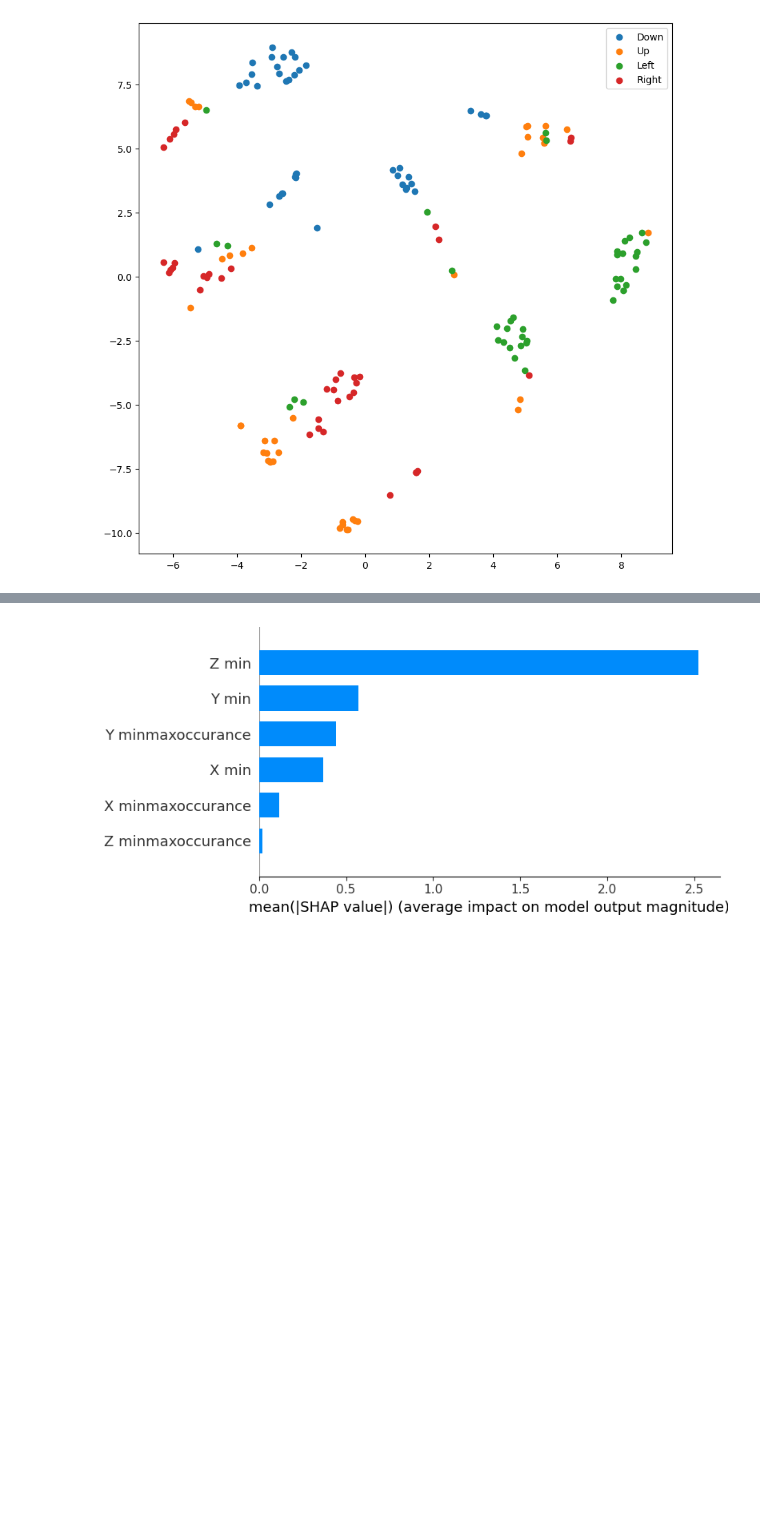
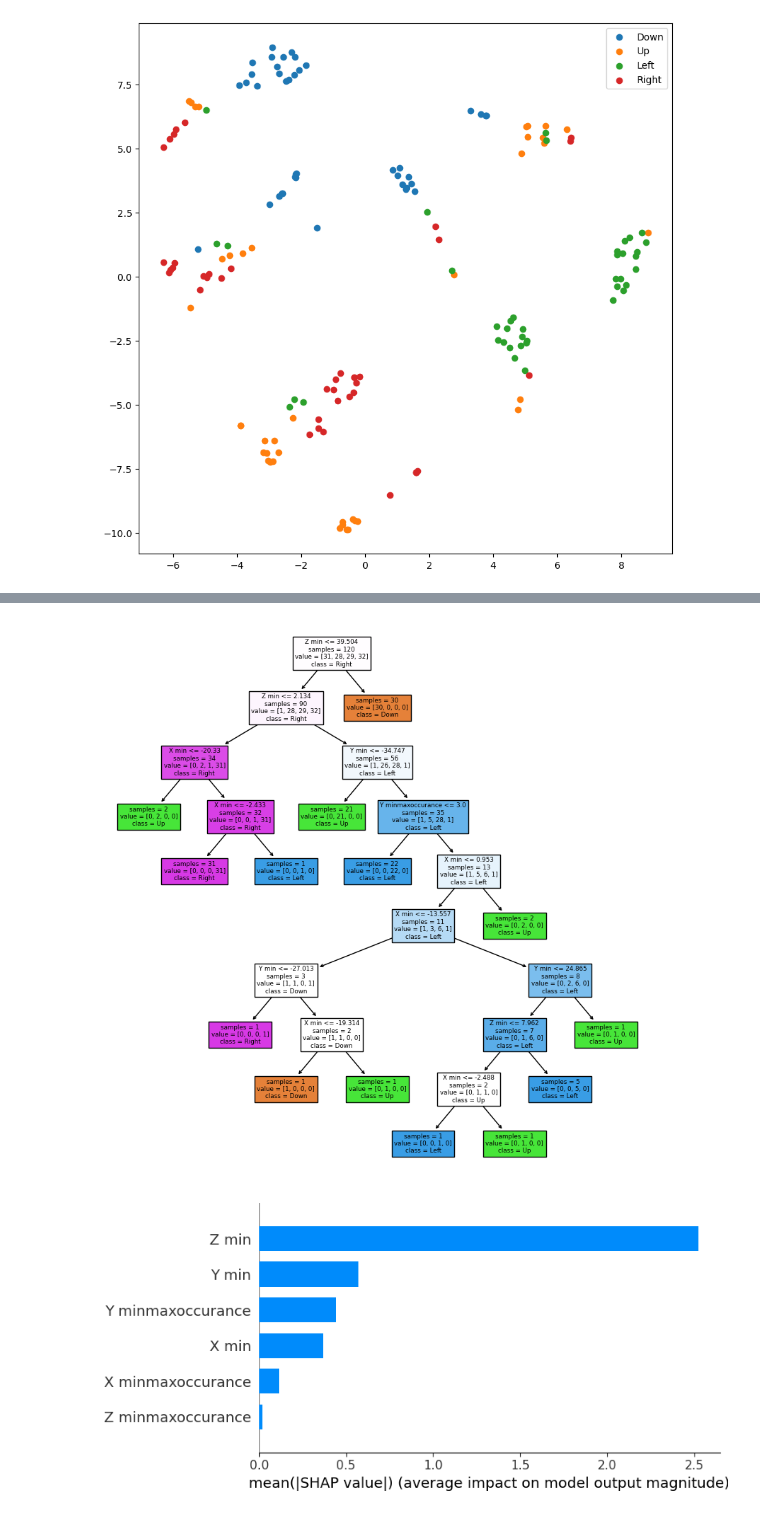
Before and after one commit to HMI2-Research-Group/PIP-Summer-School, a Jupyter notebook: pip_summer_school.ipynb, the cells around one changed output, grey strips where cells are left out. Cells and saved outputs as stored; diff of their text form; code cells hidden in the pictures; blank space fills up the shorter version.

```diff
--- a/pip_summer_school.ipynb
+++ b/pip_summer_school.ipynb
@@ -96,3 +130,11 @@ plt.show()
+# %%
+plt.figure(figsize=(10, 10))
+feature_names = ["X minmaxoccurance", "Z minmaxoccurance", "Y minmaxoccurance", "X min", "Z min", "Y min"]
+target_names = gesture
+tree.plot_tree(dtree, filled=True, impurity=False, feature_names=feature_names, class_names=target_names)
+plt.show()
+# %% [output]
+[figure, added]
 # %%
 X_train, X_test, y_train, y_test = train_test_split(x, y, test_size=0.25, random_state=0)
 
```
Also changed, not shown: parts of 3 cells of this notebook.
